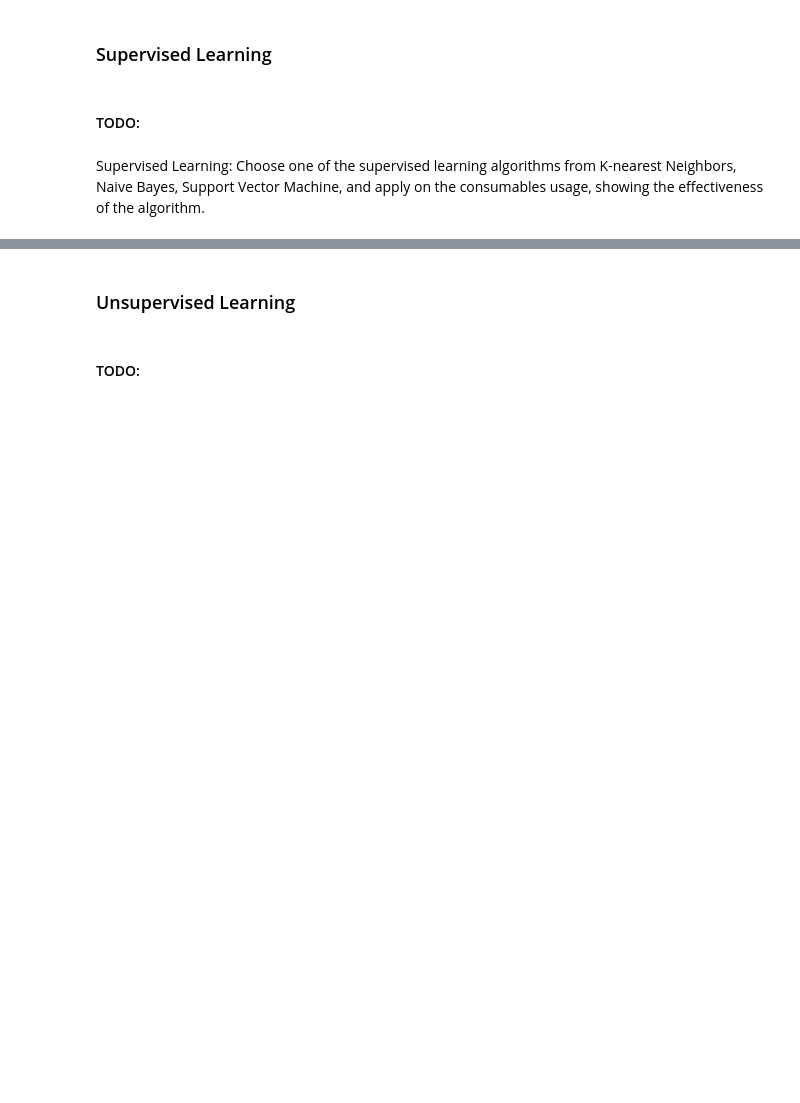
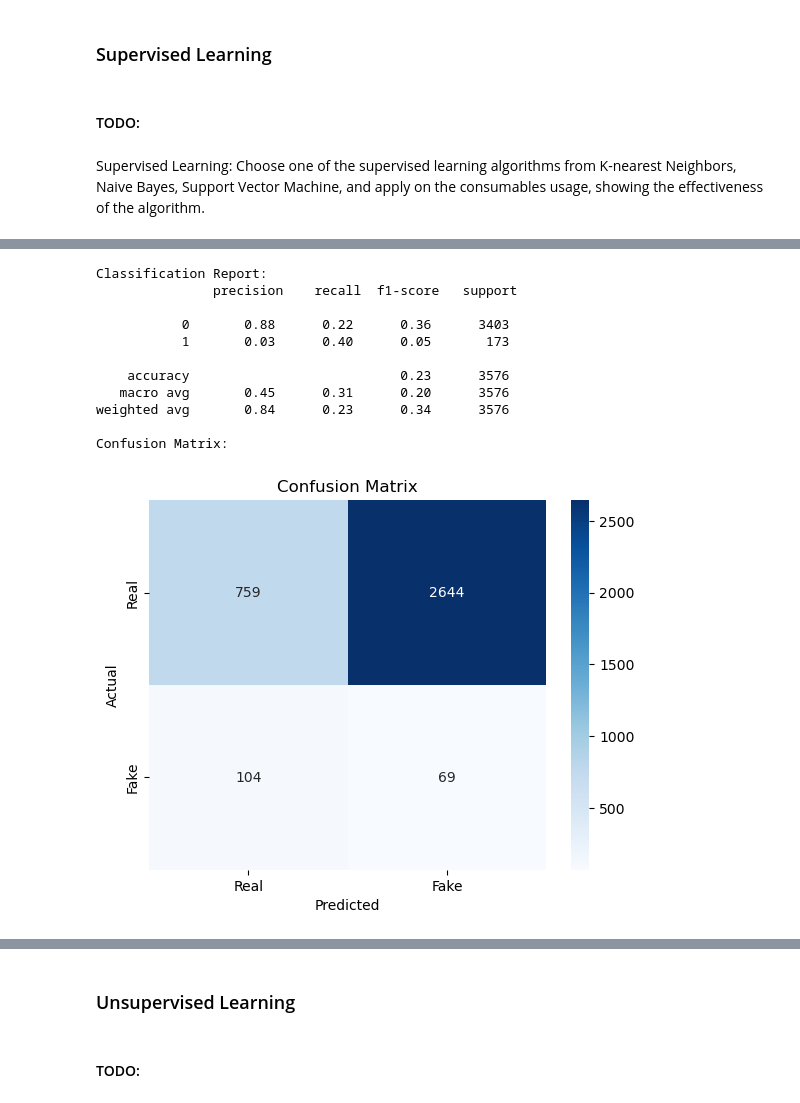
Before and after one commit to jdeleon3/Projects.RealFakeJobPredictor, a Jupyter notebook: ml/EDA/Project Fake Finder - Progress Report 2.ipynb, the cells around one changed output, grey strips where cells are left out. Drawn from its saved outputs; the diff is of its cells as text; code cells hidden in the pictures; blank space fills up the shorter version.

```diff
--- a/ml/EDA/Project Fake Finder - Progress Report 2.ipynb
+++ b/ml/EDA/Project Fake Finder - Progress Report 2.ipynb
@@ -850,3 +852,7 @@ TODO: Add a conclusion text cell and summarize your work and what you learned.
 #### TODO:
 # %% [markdown]
 Supervised Learning: Choose one of the supervised learning algorithms from K-nearest Neighbors, Naive Bayes, Support Vector Machine, and apply on the consumables usage, showing the effectiveness of the algorithm.
+# %%
+cleaned_df = pd.read_csv(r'C:\Users\joshi\OneDrive\MainFolder_Darshan_Joshi\Angelo_State_University_ASU\CS-6330-REPO\Projects.RealFakeJobPredictor\ml\EDA\data\cleaned_job_postings.csv')
+
+cleaned_df.info()
@@ -852,0 +1301,75 @@ Supervised Learning: Choose one of the supervised learning algorithms from K-nea
+# %%
+from sklearn.metrics import (
+    accuracy_score,
+    precision_score,
+    recall_score,
+    f1_score,
+    roc_auc_score,
+    confusion_matrix,
+    classification_report
+)
+import matplotlib.pyplot as plt
+import seaborn as sns
+
+def evaluate_model(booster, X_test, y_test):
+    """
+    Evaluates a trained XGBoost booster on the test set.
+    Prints and plots key metrics.
+
+    Args:
+        booster: Trained XGBoost model
+        X_test: Test features
+        y_test: True labels
+
+    Returns:
+        dict: Dictionary of evaluation scores
+    """
+    # Convert to DMatrix for prediction
+    dtest = xgb.DMatrix(X_test)
+
+    # Predict probabilities and classes
+    y_proba = booster.predict(dtest)
+    y_pred = (y_proba >= 0.5).astype(int)
+
+    # Metrics
+    acc = accuracy_score(y_test, y_pred)
+    prec = precision_score(y_test, y_pred)
+    rec = recall_score(y_test, y_pred)
+    f1 = f1_score(y_test, y_pred)
+    auc = roc_auc_score(y_test, y_proba)
+
+    # Report
+    print("\nClassification Report:\n", classification_report(y_test, y_pred))
+    print("Confusion Matrix:")
+    cm = confusion_matrix(y_test, y_pred)
+    sns.heatmap(cm, annot=True, fmt='d', cmap='Blues', xticklabels=["Real", "Fake"], yticklabels=["Real", "Fake"])
+    plt.xlabel("Predicted")
+    plt.ylabel("Actual")
+    plt.title("Confusion Matrix")
+    plt.show()
+
+    return {
+        "Accuracy": acc,
+        "Precision": prec,
+        "Recall": rec,
+        "F1 Score": f1,
+        "ROC-AUC": auc
+    }
+
+results = evaluate_model(booster, X_test, y_test)
+print("\nEvaluation Summary:")
+for metric, score in results.items():
+    print(f"{metric}: {score:.4f}")
+# %% [output]
+Classification Report:
+               precision    recall  f1-score   support
+
+           0       0.88      0.22      0.36      3403
+           1       0.03      0.40      0.05       173
+
+    accuracy                           0.23      3576
+   macro avg       0.45      0.31      0.20      3576
+weighted avg       0.84      0.23      0.34      3576
+
+Confusion Matrix:
+[figure, added]
```
Also changed, not shown: parts of 18 cells of this notebook.
